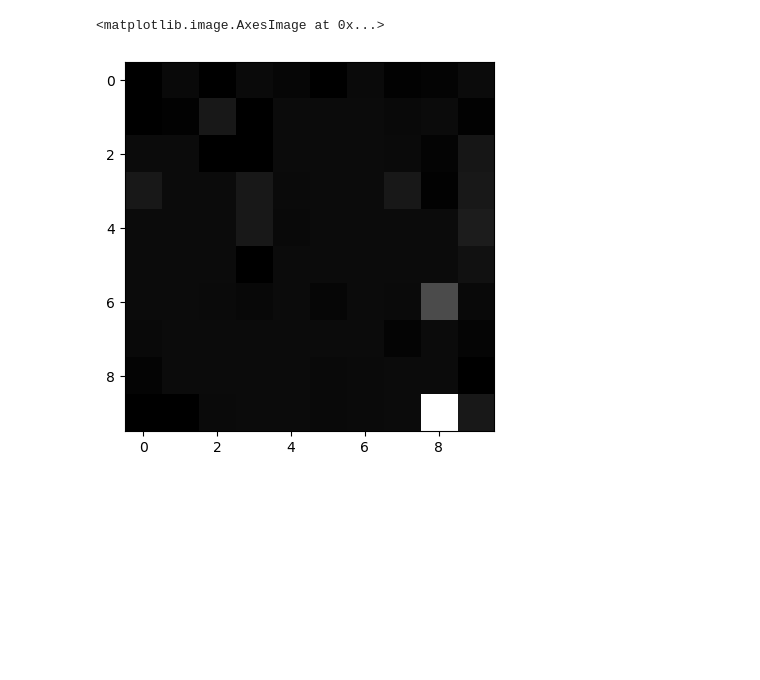
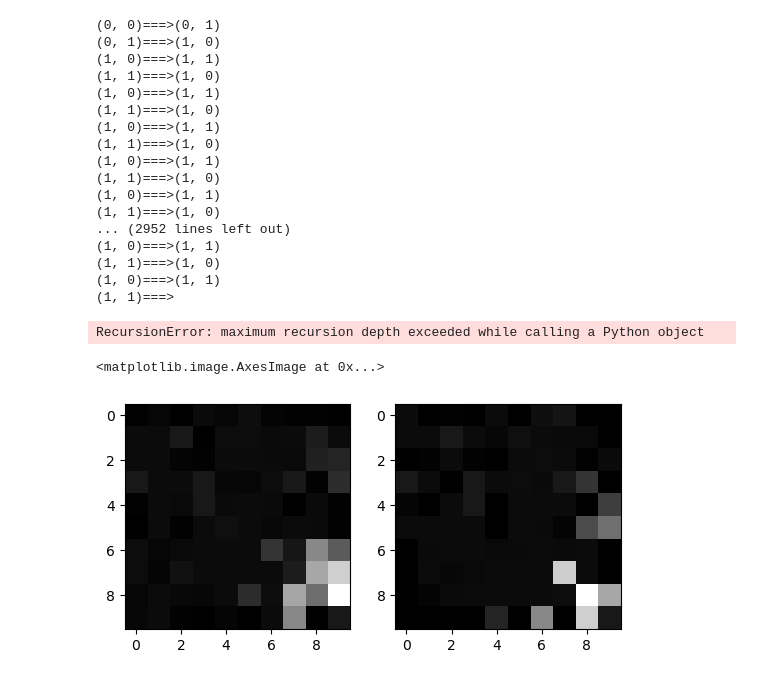
Before and after one commit to KLohithSaradhi/RL_CIA, a Jupyter notebook: MDP.ipynb, the cells around one changed output. Cells and saved outputs as stored; diff of their text form; code cells hidden in the pictures; blank space fills up the shorter version.

```diff
--- a/MDP.ipynb
+++ b/MDP.ipynb
@@ -64,8 +64,15 @@ class Grid:
             return END_REWARD
         else:
             if self.check_collision(state):
-                #return - np.sqrt(((state[0] - self.END[0])**2 + (state[1] - self.END[1])**2)/ (self.END[0]**2 + self.END[1]**2)) * 5
+                #return 1-np.sqrt(((state[0] - self.END[0])**2 + (state[1] - self.END[1])**2)/ (self.END[0]**2 + self.END[1]**2)
+
+                # euclidean reward structure motivated the agent to milk the loophole and proceeded to never converge and bounce about 2 states
+
+
                 return -1
+
+                # small negative reward forces the agent to find the shortest path
+
                 #return 0
             else:
                 return OBSTACLE_REWARD
@@ -74,7 +81,10 @@ class Grid:
         plt.imshow(1-self.GRID, cmap="gray")
 
 # REWARD DISPLAY
-temp_env = Grid(10, 0.1, 12345)
+
+#MDP converges only for small grids
+
+temp_env = Grid(5, 0.1, 12345)
 temp_env.generate_obstacles()
 reward_grid = np.array([[temp_env.reward((i,j)) for j in range(temp_env.size)] for i in range(temp_env.size)])
 
@@ -108,7 +118,7 @@ class Policy:
 
 class Agent:
 
-    def __init__(self, env, POLICIES, gamma = 0.8, exploitation_threshold = 0.3):
+    def __init__(self, env, POLICIES, gamma = 0.8, exploitation_threshold = 0.8):
         self.env = env
         self.POLICIES = [Policy(self.env, gamma, p) for p in POLICIES]
         self.gamma = gamma
@@ -195,7 +205,7 @@ class Agent:
 # %%
 dummy_agent = Agent(temp_env, POLICIES)
 # %%
-for _ in tqdm(range(10000000)):
+for _ in tqdm(range(10000)):
     #print("_______EPISODE________")
     run_reward = dummy_agent.run_episode(temp_env.START)
     dummy_agent.POLICIES[0].update_probs()
@@ -210,5 +253,40 @@ dummy_agent.infer(temp_env.START)
+# %%
+dummy_agent = Agent(temp_env, POLICIES)
+
+for _ in tqdm(range(100000)):
+    #print("_______EPISODE________")
+    run_reward = dummy_agent.run_episode(temp_env.START)
+    dummy_agent.POLICIES[0].update_probs()
+    dummy_agent.POLICIES[1].update_probs()
+    # print("run-reward : ", run_reward)
+# %%
+dummy_agent.infer(temp_env.START)
+# %% [output]
+(0, 0)===>(0, 1)
+(0, 1)===>(1, 0)
+(1, 0)===>(1, 1)
+(1, 1)===>(1, 0)
+(1, 0)===>(1, 1)
+(1, 1)===>(1, 0)
+(1, 0)===>(1, 1)
+(1, 1)===>(1, 0)
+(1, 0)===>(1, 1)
+(1, 1)===>(1, 0)
+(1, 0)===>(1, 1)
+(1, 1)===>(1, 0)
+... (2952 lines left out)
+(1, 0)===>(1, 1)
+(1, 1)===>(1, 0)
+(1, 0)===>(1, 1)
+(1, 1)===>
+RecursionError: maximum recursion depth exceeded while calling a Python object
 # %%
+
+plt.subplot(1,2,1)
 plt.imshow(dummy_agent.POLICIES[0].v_pi.reshape((10,10)), cmap = "gray")
+
+plt.subplot(1,2,2)
+plt.imshow(dummy_agent.POLICIES[1].v_pi.reshape((10,10)), cmap = "gray")
 # %% [output]
 <matplotlib.image.AxesImage at 0x...>
-[figure, old version]
+[figure, new version]
```
Also changed, not shown: parts of 14 cells of this notebook, 1 other file.
